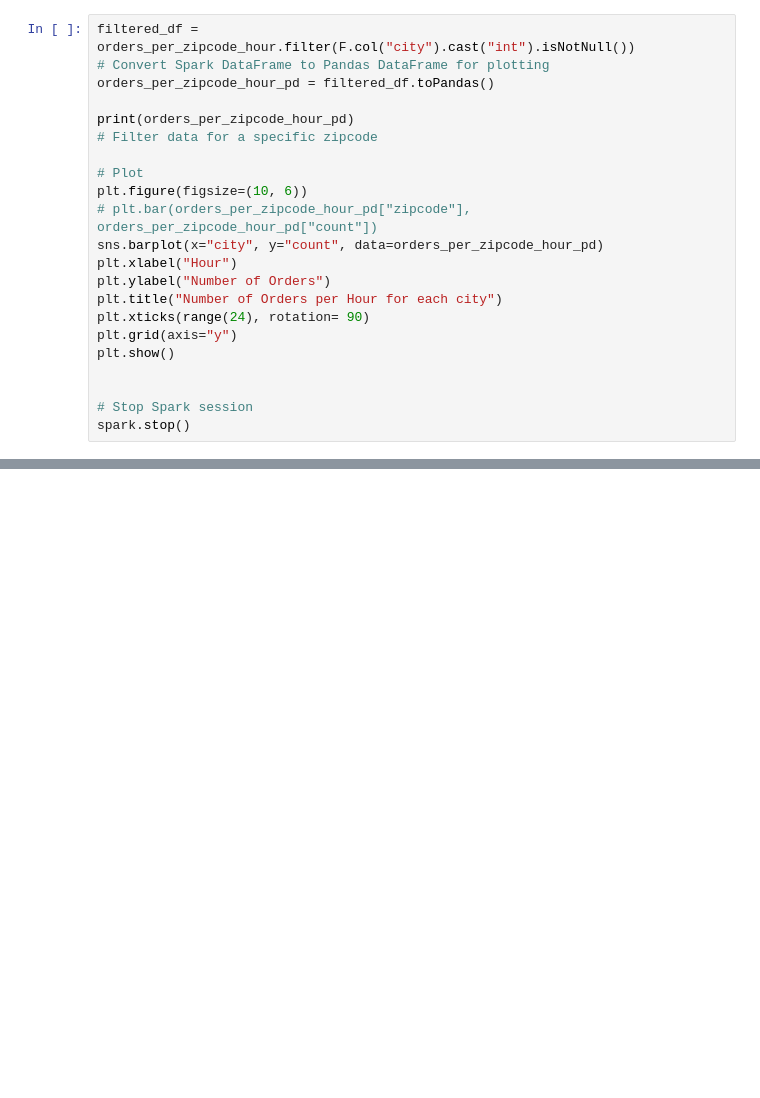
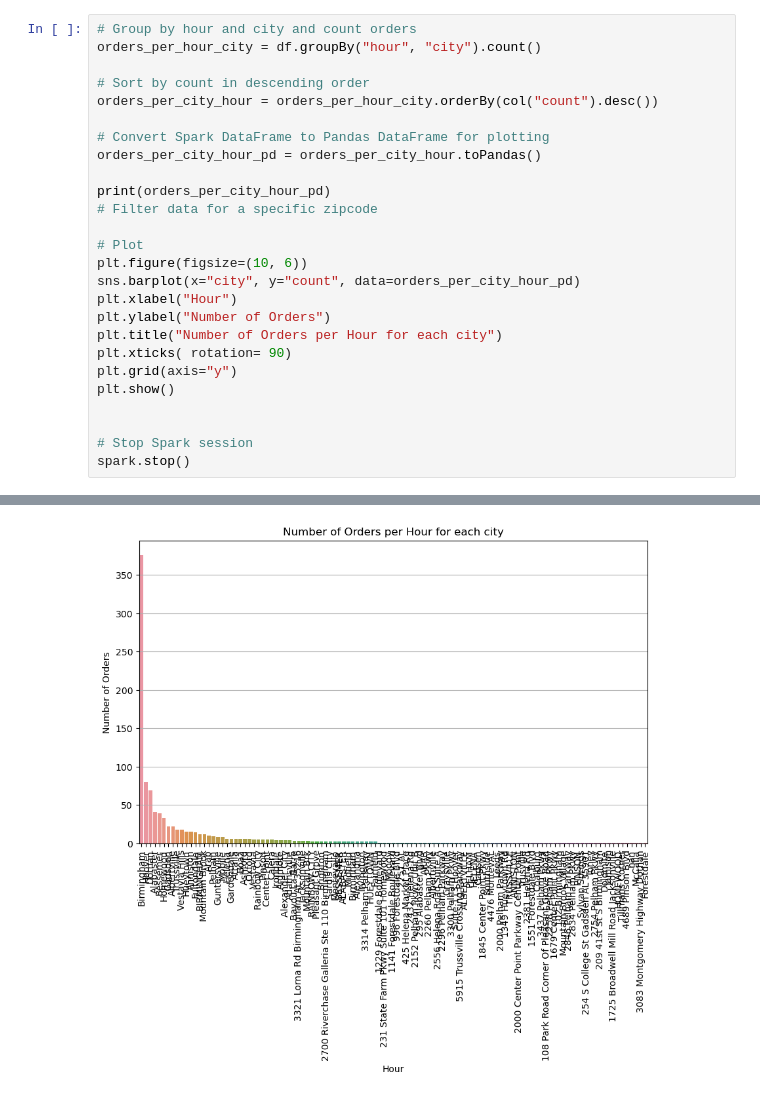
Before and after one commit to chintanrabadiya/Chintan_portfolio, a Jupyter notebook: pro/abc.ipynb, the cells around one changed output, grey strips where cells are left out. Drawn from its saved outputs; the diff is of its cells as text; blank space fills up the shorter version.

```diff
--- a/pro/abc.ipynb
+++ b/pro/abc.ipynb
@@ -62,22 +62,27 @@ plt.show()
 # %%
-filtered_df = orders_per_zipcode_hour.filter(F.col("city").cast("int").isNotNull())
+# Group by hour and city and count orders
+orders_per_hour_city = df.groupBy("hour", "city").count()
+
+# Sort by count in descending order
+orders_per_city_hour = orders_per_hour_city.orderBy(col("count").desc())
+
 # Convert Spark DataFrame to Pandas DataFrame for plotting
-orders_per_zipcode_hour_pd = filtered_df.toPandas()
+orders_per_city_hour_pd = orders_per_city_hour.toPandas()
 
-print(orders_per_zipcode_hour_pd)
+print(orders_per_city_hour_pd)
 # Filter data for a specific zipcode
 
 # Plot
 plt.figure(figsize=(10, 6))
-# plt.bar(orders_per_zipcode_hour_pd["zipcode"], orders_per_zipcode_hour_pd["count"])
-sns.barplot(x="city", y="count", data=orders_per_zipcode_hour_pd)
+sns.barplot(x="city", y="count", data=orders_per_city_hour_pd)
 plt.xlabel("Hour")
 plt.ylabel("Number of Orders")
 plt.title("Number of Orders per Hour for each city")
-plt.xticks(range(24), rotation= 90)
+plt.xticks( rotation= 90)
 plt.grid(axis="y")
 plt.show()
 
 
 # Stop Spark session
 spark.stop()
+# %% [output]
@@ -83,0 +103 @@ spark.stop()
+[figure, added]
```
Also changed, not shown: parts of 2 cells of this notebook.
